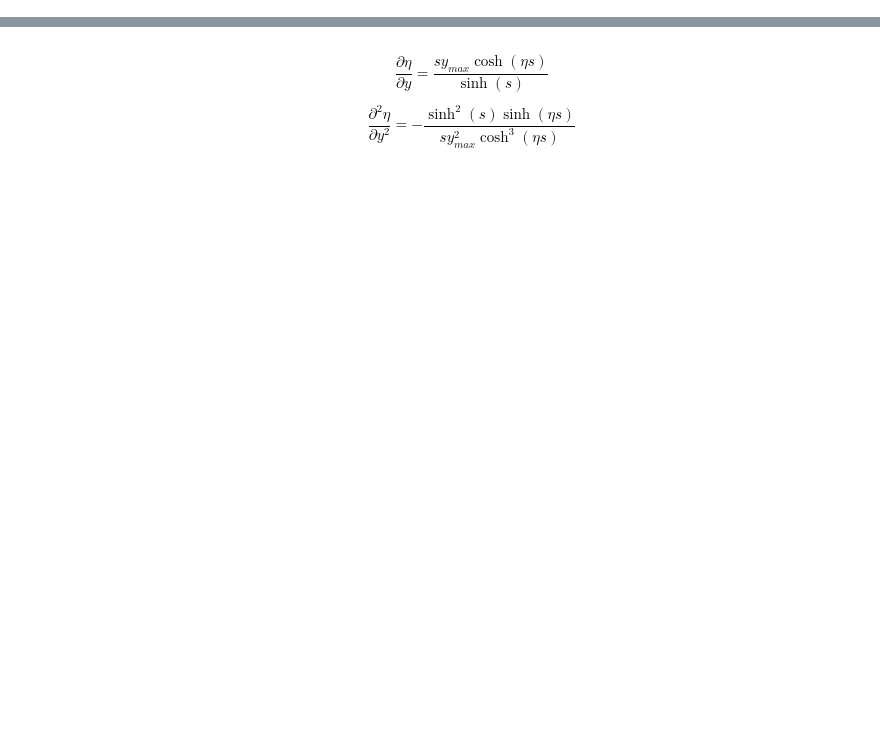
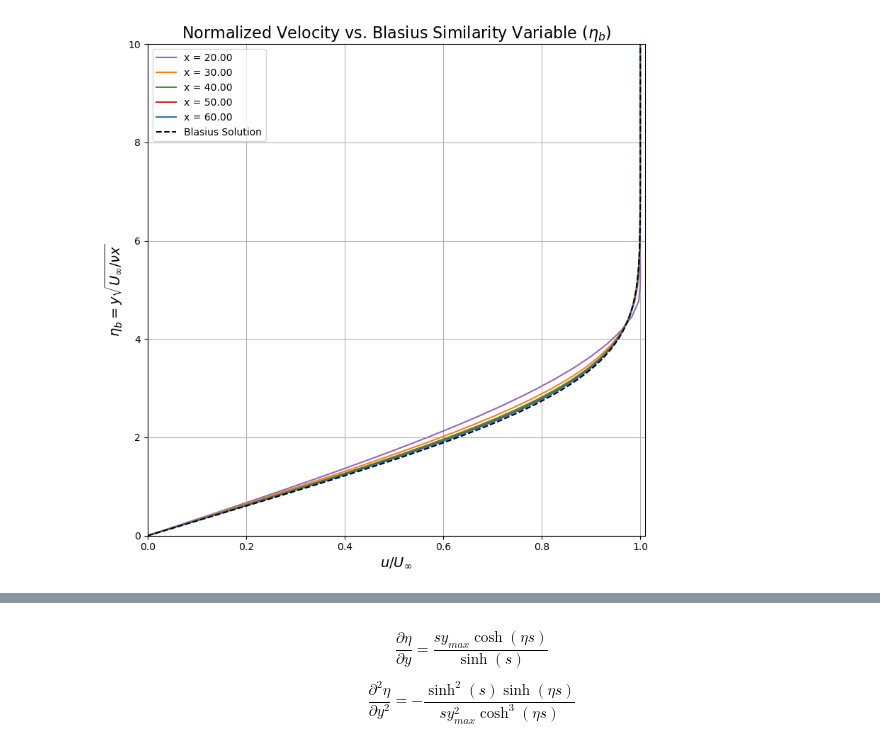
Before and after one commit to jhngms/CFD, a Jupyter notebook: Project_2/Gomes_John_Project2.ipynb, the cells around one changed output, grey strips where cells are left out. Saved outputs shown, nothing was run; the diff lists cells and outputs as text; code cells hidden in the pictures; blank space fills up the shorter version.

```diff
--- a/Project_2/Gomes_John_Project2.ipynb
+++ b/Project_2/Gomes_John_Project2.ipynb
@@ -141,3 +154,26 @@ plt.show()
+# %%
+plt.figure(figsize=(8, 8))
+colors = ['tab:purple','tab:orange','tab:green','tab:red','tab:blue']
+markevery = 2
+
+for idx, n in enumerate([0] + list(x_vals)):
+    x_now = x0 + n*dx
+    eta_now = y*np.sqrt(u_inf/(nu_inf * x_now))
+
+    plt.plot(u_store_numer[idx]/u_inf, eta_now, '-', color=colors[idx], markersize=4, label=f'x = {x_now:.2f}')
+
+plt.plot(u_exact_norm, eta_exact, '--', color='k',label=f'Blasius Solution')
+plt.title(r'Normalized Velocity vs. Blasius Similarity Variable ($\eta_b$)', fontsize=16)
+plt.xlabel(r'$u / U_{\infty}$', fontsize=14)
+plt.ylabel(r'$\eta_b = y \sqrt{U_{\infty} / \nu x}$', fontsize=14)
+plt.ylim(0, 10)
+plt.xlim(0, 1.01)
+plt.legend()
+plt.grid(True)
+plt.tight_layout()
+plt.show()
+# %% [output]
+[figure, added]
 # %%
 plt.figure(figsize=(5,5))
 
```
Also changed, not shown: parts of 10 cells of this notebook.
